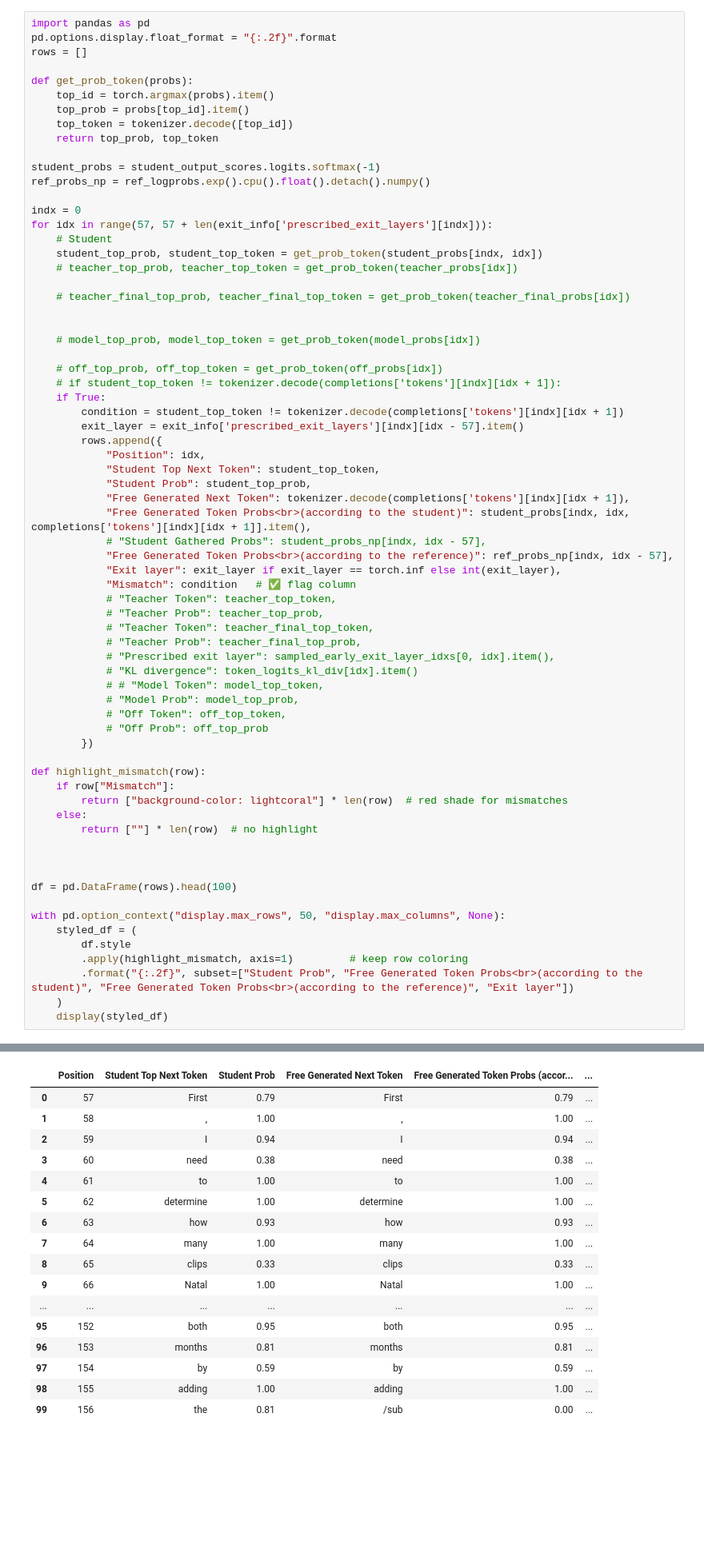
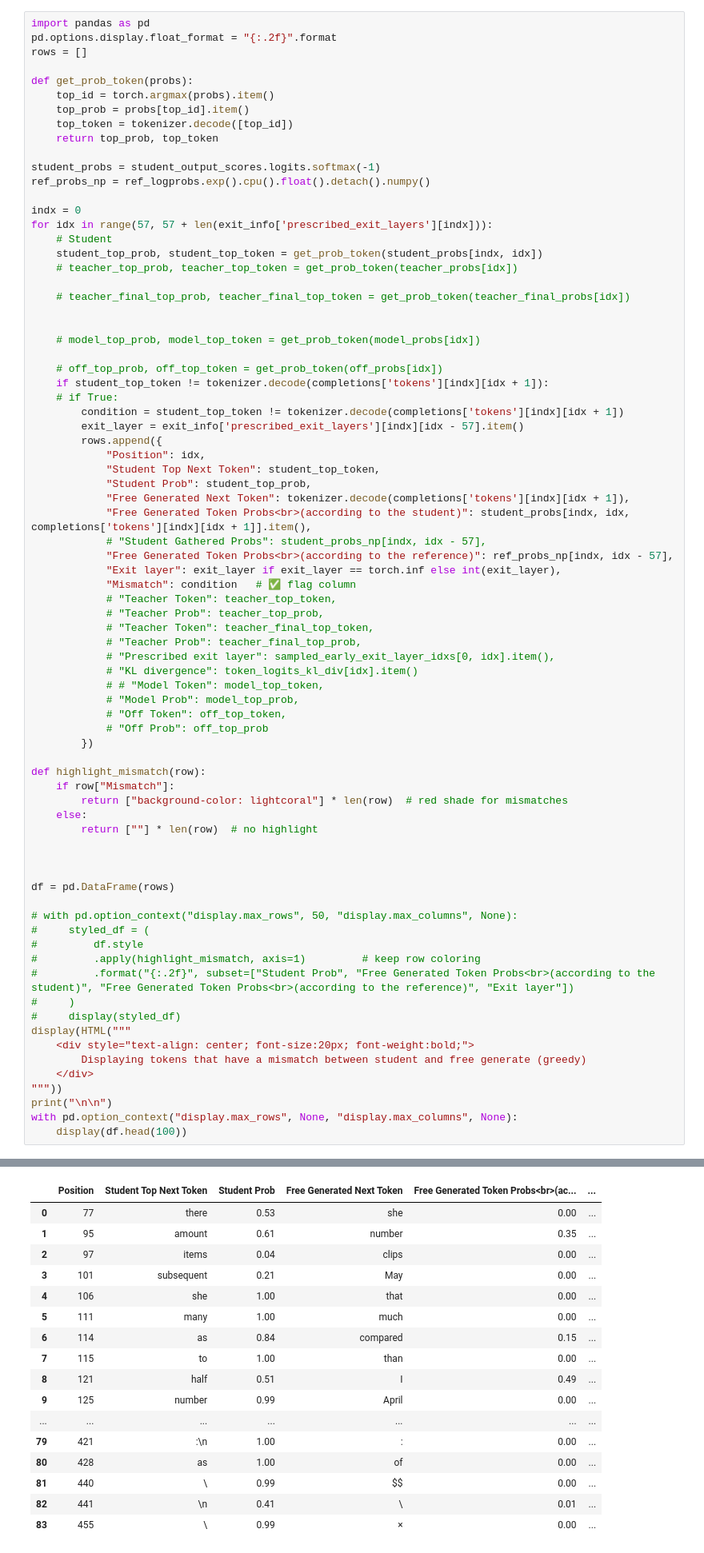
Before and after one commit to MeridianResearch/externalization, a Jupyter notebook: kl_test.ipynb, the cells around one changed output, grey strips where cells are left out. Shown at 80% size. Saved outputs shown, nothing was run; the diff lists cells and outputs as text; blank space fills up the shorter version.

```diff
--- a/kl_test.ipynb
+++ b/kl_test.ipynb
@@ -151,8 +152,8 @@ for idx in range(57, 57 + len(exit_info['prescribed_exit_layers'][indx])):
     # model_top_prob, model_top_token = get_prob_token(model_probs[idx])
 
     # off_top_prob, off_top_token = get_prob_token(off_probs[idx])
-    # if student_top_token != tokenizer.decode(completions['tokens'][indx][idx + 1]):
-    if True:
+    if student_top_token != tokenizer.decode(completions['tokens'][indx][idx + 1]):
+    # if True:
         condition = student_top_token != tokenizer.decode(completions['tokens'][indx][idx + 1])
         exit_layer = exit_info['prescribed_exit_layers'][indx][idx - 57].item()
         rows.append({
@@ -185,13 +186,21 @@ def highlight_mismatch(row):
 
 
 
-df = pd.DataFrame(rows).head(100)
+df = pd.DataFrame(rows)
 
-with pd.option_context("display.max_rows", 50, "display.max_columns", None):
-    styled_df = (
-        df.style
-        .apply(highlight_mismatch, axis=1)         # keep row coloring
-        .format("{:.2f}", subset=["Student Prob", "Free Generated Token Probs<br>(according to the student)", "Free Generated Token Probs<br>(according to the reference)", "Exit layer"])
-    )
-    display(styled_df)
+# with pd.option_context("display.max_rows", 50, "display.max_columns", None):
+#     styled_df = (
+#         df.style
+#         .apply(highlight_mismatch, axis=1)         # keep row coloring
+#         .format("{:.2f}", subset=["Student Prob", "Free Generated Token Probs<br>(according to the student)", "Free Generated Token Probs<br>(according to the reference)", "Exit layer"])
+#     )
+#     display(styled_df)
+display(HTML("""
+    <div style="text-align: center; font-size:20px; font-weight:bold;">
+        Displaying tokens that have a mismatch between student and free generate (greedy)
+    </div>
+"""))
+print("\n\n")
+with pd.option_context("display.max_rows", None, "display.max_columns", None):
+    display(df.head(100))
 # %% [output]
@@ -198,17 +208,17 @@ with pd.option_context("display.max_rows", 50, "display.max_columns", None):
-|  | Position | Student Top Next Token | Student Prob | Free Generated Next Token | Free Generated Token Probs (accor... | ... |
-| 0 | 57 | First | 0.79 | First | 0.79 | ... |
-| 1 | 58 | , | 1.00 | , | 1.00 | ... |
-| 2 | 59 | I | 0.94 | I | 0.94 | ... |
-| 3 | 60 | need | 0.38 | need | 0.38 | ... |
-| 4 | 61 | to | 1.00 | to | 1.00 | ... |
-| 5 | 62 | determine | 1.00 | determine | 1.00 | ... |
-| 6 | 63 | how | 0.93 | how | 0.93 | ... |
-| 7 | 64 | many | 1.00 | many | 1.00 | ... |
-| 8 | 65 | clips | 0.33 | clips | 0.33 | ... |
-| 9 | 66 | Natal | 1.00 | Natal | 1.00 | ... |
+|  | Position | Student Top Next Token | Student Prob | Free Generated Next Token | Free Generated Token Probs<br>(ac... | ... |
+| 0 | 77 | there | 0.53 | she | 0.00 | ... |
+| 1 | 95 | amount | 0.61 | number | 0.35 | ... |
+| 2 | 97 | items | 0.04 | clips | 0.00 | ... |
+| 3 | 101 | subsequent | 0.21 | May | 0.00 | ... |
+| 4 | 106 | she | 1.00 | that | 0.00 | ... |
+| 5 | 111 | many | 1.00 | much | 0.00 | ... |
+| 6 | 114 | as | 0.84 | compared | 0.15 | ... |
+| 7 | 115 | to | 1.00 | than | 0.00 | ... |
+| 8 | 121 | half | 0.51 | I | 0.49 | ... |
+| 9 | 125 | number | 0.99 | April | 0.00 | ... |
 | ... | ... | ... | ... | ... | ... | ... |
-| 95 | 152 | both | 0.95 | both | 0.95 | ... |
-| 96 | 153 | months | 0.81 | months | 0.81 | ... |
-| 97 | 154 | by | 0.59 | by | 0.59 | ... |
-| 98 | 155 | adding | 1.00 | adding | 1.00 | ... |
-| 99 | 156 | the | 0.81 | /sub | 0.00 | ... |
+| 79 | 421 | :\n | 1.00 | : | 0.00 | ... |
+| 80 | 428 | as | 1.00 | of | 0.00 | ... |
+| 81 | 440 | \ | 0.99 | $$ | 0.00 | ... |
+| 82 | 441 | \n | 0.41 | \ | 0.01 | ... |
+| 83 | 455 | \ | 0.99 | × | 0.00 | ... |
```
Also changed, not shown: parts of 3 cells of this notebook.
